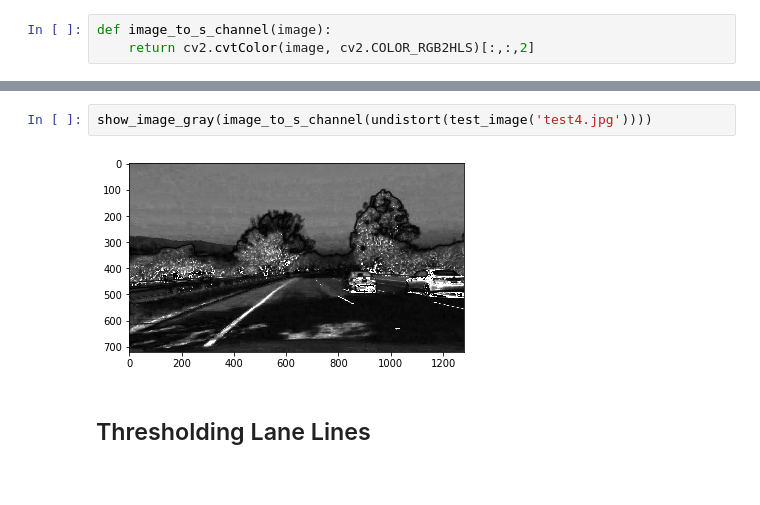
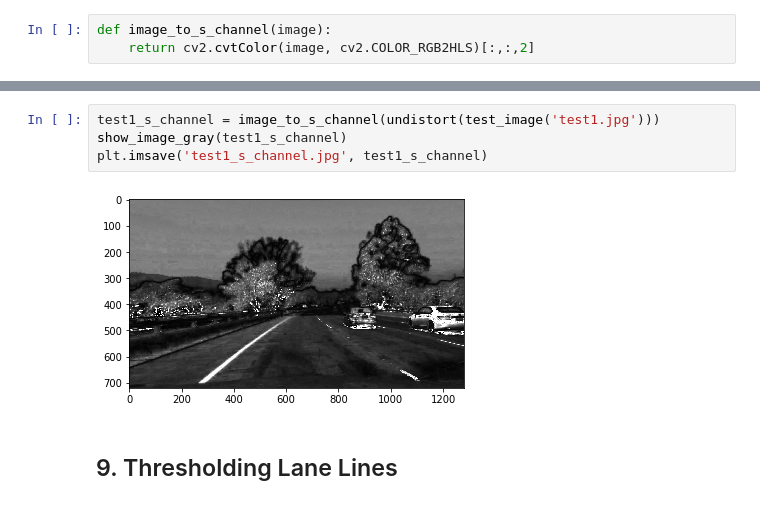
Before and after one commit to jasonzyl/CarND-Advanced-Lane-Lines, a Jupyter notebook: notebook.ipynb, the cells around one changed output, grey strips where cells are left out. Cells and saved outputs as stored; diff of their text form.

```diff
--- a/notebook.ipynb
+++ b/notebook.ipynb
@@ -110,9 +109,11 @@ def image_to_s_channel(image):
-# %%
-show_image_gray(image_to_s_channel(undistort(test_image('test4.jpg'))))
-# %% [output]
-[figure, removed]
+# %%
+test1_s_channel = image_to_s_channel(undistort(test_image('test1.jpg')))
+show_image_gray(test1_s_channel)
+plt.imsave('test1_s_channel.jpg', test1_s_channel)
+# %% [output]
+[figure, added]
 # %% [markdown]
-## Thresholding Lane Lines
+## 9. Thresholding Lane Lines
 # %%
 def binary_output(matrix, threshold):
     binary = np.zeros_like(matrix)
```
Also changed, not shown: parts of 37 cells of this notebook, 9 other files.
